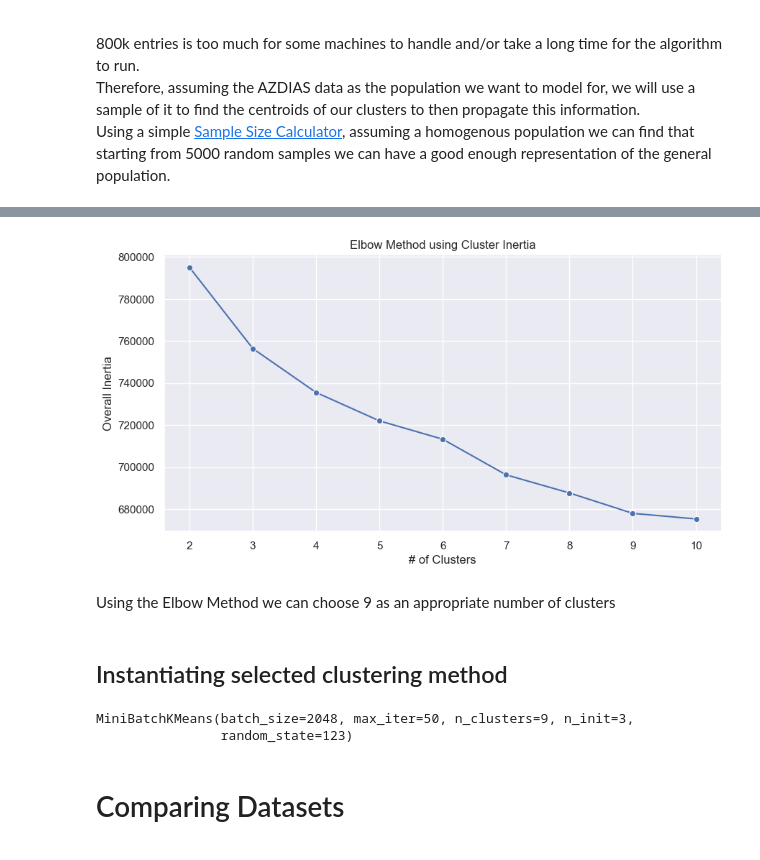
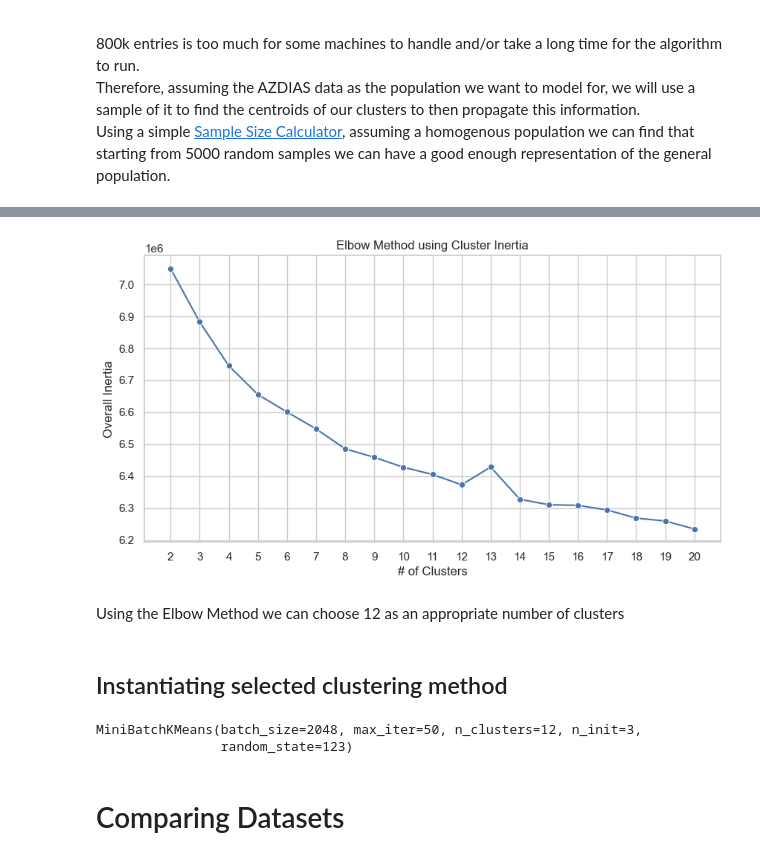
Before and after one commit to bglucca/ArvatoCustomerSegmentation, a Jupyter notebook: 04_modelling_segments.ipynb, the cells around one changed output, grey strips where cells are left out. Drawn from its saved outputs; the diff is of its cells as text; code cells hidden in the pictures.

```diff
--- a/04_modelling_segments.ipynb
+++ b/04_modelling_segments.ipynb
@@ -90,17 +89,17 @@ census['VERS_TYP'] = census['VERS_TYP'] - 1
 # %% [markdown]
 ## Subsetting dataframe
 # %%
-is_subset = True
+# is_subset = True
 
-if is_subset:
+# if is_subset:
 
-    with open('data/trusted/selected_features.pkl', 'rb') as file:
+#     with open('data/trusted/selected_features.pkl', 'rb') as file:
 
-        selected_features = pickle.load(file)
+#         selected_features = pickle.load(file)
 
-    selected_features.append('LNR')
+#     selected_features.append('LNR')
 
-    census = census[selected_features].copy()
+#     census = census[selected_features].copy()
 # %%
 nominal_vars = census_var_types[census_var_types['Type'] == 'nominal']['Attribute'].values
 
@@ -255,7 +251,7 @@ def score_kmeans(X,k_range):
 
     return dist_list
 # %%
-pca = PCA(n_components=70, random_state=123)
+pca = PCA(n_components=275, random_state=123)
 
 pca.fit(census.drop(columns = 'LNR'))
 
@@ -266,9 +262,9 @@ rng = np.random.default_rng()
 # Reproducibility
 np.random.seed = 123
 
-X_sample = rng.choice(X, size = 10000, replace = False)
+X_sample = rng.choice(X, size = 20000, replace = False)
 # %%
-k_range = range(2,11)
+k_range = range(2,21)
 # %%
 distances = score_kmeans(X_sample, k_range)
 # %% [output]
@@ -284,23 +290,25 @@ Running for K = 10 Clusters...
 # %%
 sns.lineplot(x = range(2,len(distances) + 2),
              y = distances,
              marker = 'o')
 
 plt.xlabel('# of Clusters')
 
+plt.xticks(ticks = range(2,21))
+
 plt.ylabel('Overall Inertia')
 
 plt.title('Elbow Method using Cluster Inertia')
 
 plt.show()
 # %% [output]
-[figure, old version]
+[figure, new version]
 # %% [markdown]
-Using the Elbow Method we can choose 9 as an appropriate number of clusters
+Using the Elbow Method we can choose 12 as an appropriate number of clusters
 # %% [markdown]
 ## Instantiating selected clustering method
 # %%
-kmeans_model = MiniBatchKMeans(n_clusters=9,
+kmeans_model = MiniBatchKMeans(n_clusters=12,
                                 init = 'k-means++',
                                 random_state=123,
                                 batch_size=2048,
@@ -309,7 +317,7 @@ kmeans_model = MiniBatchKMeans(n_clusters=9,
 
 kmeans_model.fit(X_sample)
 # %% [output]
-MiniBatchKMeans(batch_size=2048, max_iter=50, n_clusters=9, n_init=3,
+MiniBatchKMeans(batch_size=2048, max_iter=50, n_clusters=12, n_init=3,
                 random_state=123)
 # %%
 # with open('models/demographic_clusters.pkl','wb') as file:
```
Also changed, not shown: parts of 22 cells of this notebook, 8 other files.
